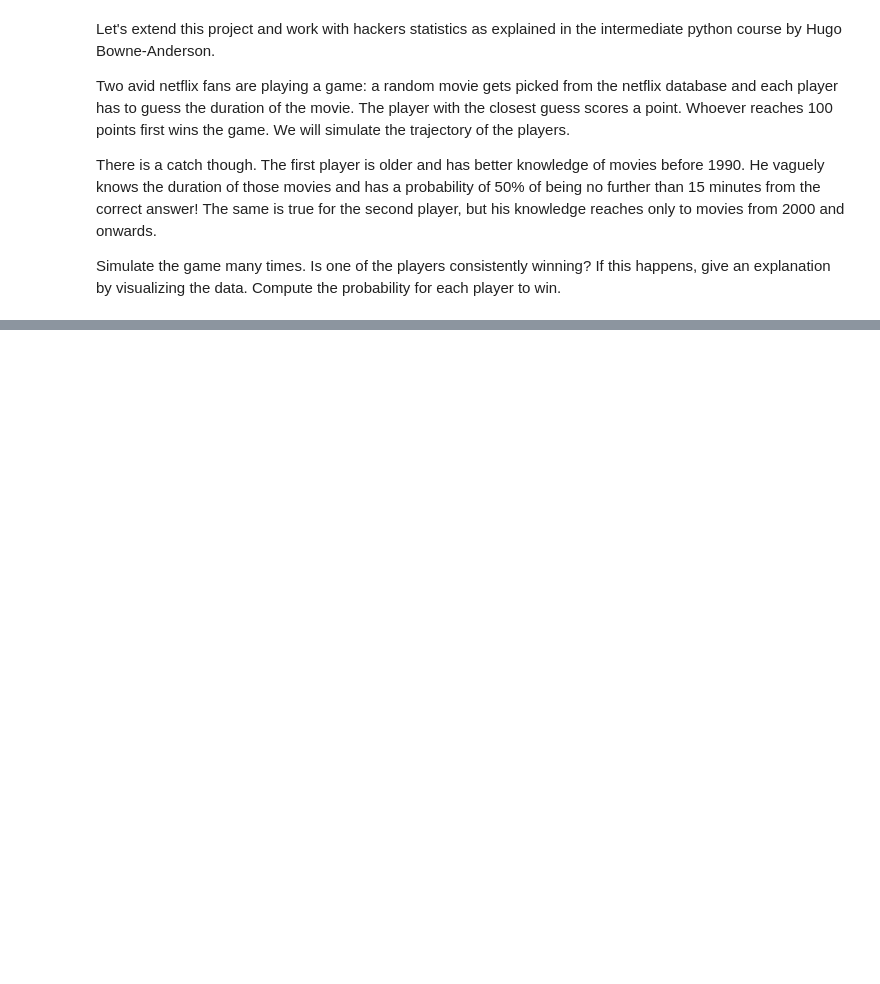
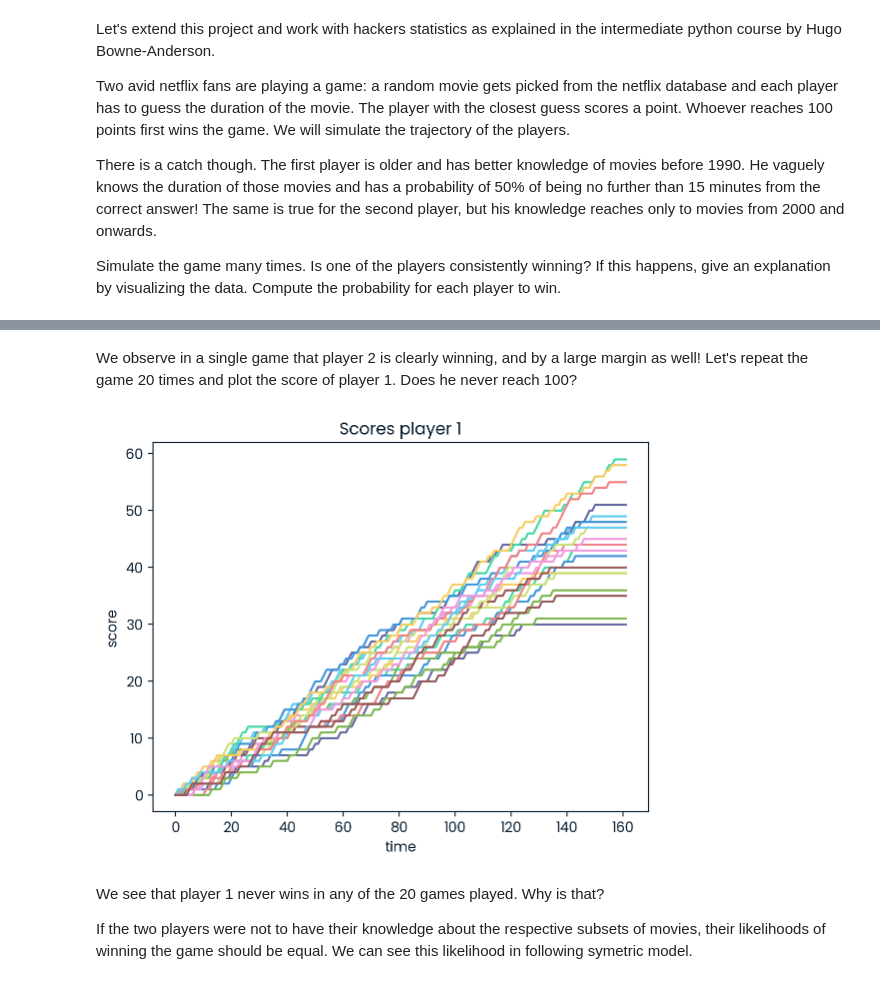
Before and after one commit to thomaskoelman/netflix_movies, a Jupyter notebook: notebook.ipynb, the cells around one changed output, grey strips where cells are left out. Drawn from its saved outputs; the diff is of its cells as text; code cells hidden in the pictures; blank space fills up the shorter version.

```diff
--- a/notebook.ipynb
+++ b/notebook.ipynb
@@ -113,0 +168,72 @@ Simulate the game many times. Is one of the players consistently winning? If thi
+# %% [markdown]
+We observe in a single game that player 2 is clearly winning, and by a large margin as well! Let's repeat the game 20 times and plot the score of player 1. Does he never reach 100?
+# %%
+import numpy as np
+import matplotlib.pyplot as plt
+
+number_of_movies = len(netflix_df)
+
+min_duration = min(netflix_df['duration'])
+max_duration = max(netflix_df['duration'])
+
+all_games_player_1 = []
+
+for i in range(20):
+    points_player_1 = [0]
+    points_player_2 = [0]
+
+    while (points_player_1[-1] != 100 and points_player_2[-1] != 100):
+        movie_index = np.random.randint(number_of_movies)
+        movie = netflix_df.iloc[movie_index, :]
+        real_duration = movie['duration']
+
+        before_1990 = movie['release_year'] < 1990
+        after_2000 = movie['release_year'] >= 2000
+
+        if before_1990 and np.random.rand() < 0.5:
+            guess_1 = np.random.randint(real_duration - 15, real_duration + 16)
+        else:
+            guess_1 = np.random.randint(min_duration, max_duration + 1)
+
+        if after_2000 and np.random.rand() < 0.5:
+            guess_2 = np.random.randint(real_duration - 15, real_duration + 16)
+        else:
+            guess_2 = np.random.randint(min_duration, max_duration + 1)
+
+        diff_1 = abs(guess_1 - real_duration)
+        diff_2 = abs(guess_2 - real_duration)
+        prev_score_1 = points_player_1[-1]
+        prev_score_2 = points_player_2[-1]
+
+        if diff_1 < diff_2:
+            points_player_1.append(prev_score_1 + 1)
+            points_player_2.append(prev_score_2)
+        elif diff_1 > diff_2:
+            points_player_1.append(prev_score_1)
+            points_player_2.append(prev_score_2 + 1)
+        else:
+            points_player_1.append(prev_score_1)
+            points_player_2.append(prev_score_2)
+
+    all_games_player_1.append(points_player_1)
+
+# Ensure all lists in all_games_player_1 are of the same length
+max_length = max(len(game) for game in all_games_player_1)
+for game in all_games_player_1:
+    while len(game) < max_length:
+        game.append(game[-1])
+
+np_all_games = np.array(all_games_player_1)
+np_all_games_t = np.transpose(np_all_games)
+
+plt.plot(np_all_games_t)
+plt.title('Scores player 1')
+plt.xlabel('time')
+plt.ylabel('score')
+plt.show()
+# %% [output]
+[figure, added]
+# %% [markdown]
+We see that player 1 never wins in any of the 20 games played. Why is that?
+
+If the two players were not to have their knowledge about the respective subsets of movies, their likelihoods of winning the game should be equal. We can see this likelihood in following symetric model.
```
Also changed, not shown: parts of 12 cells of this notebook.
